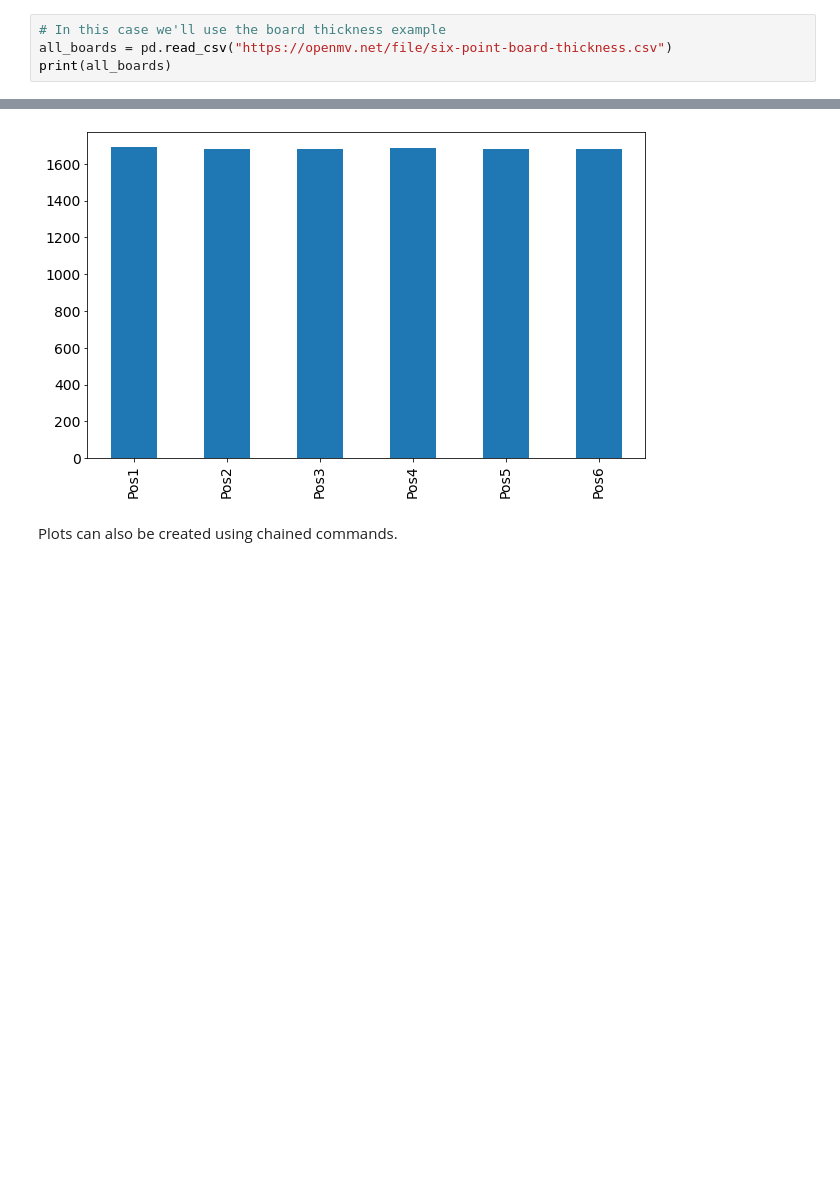
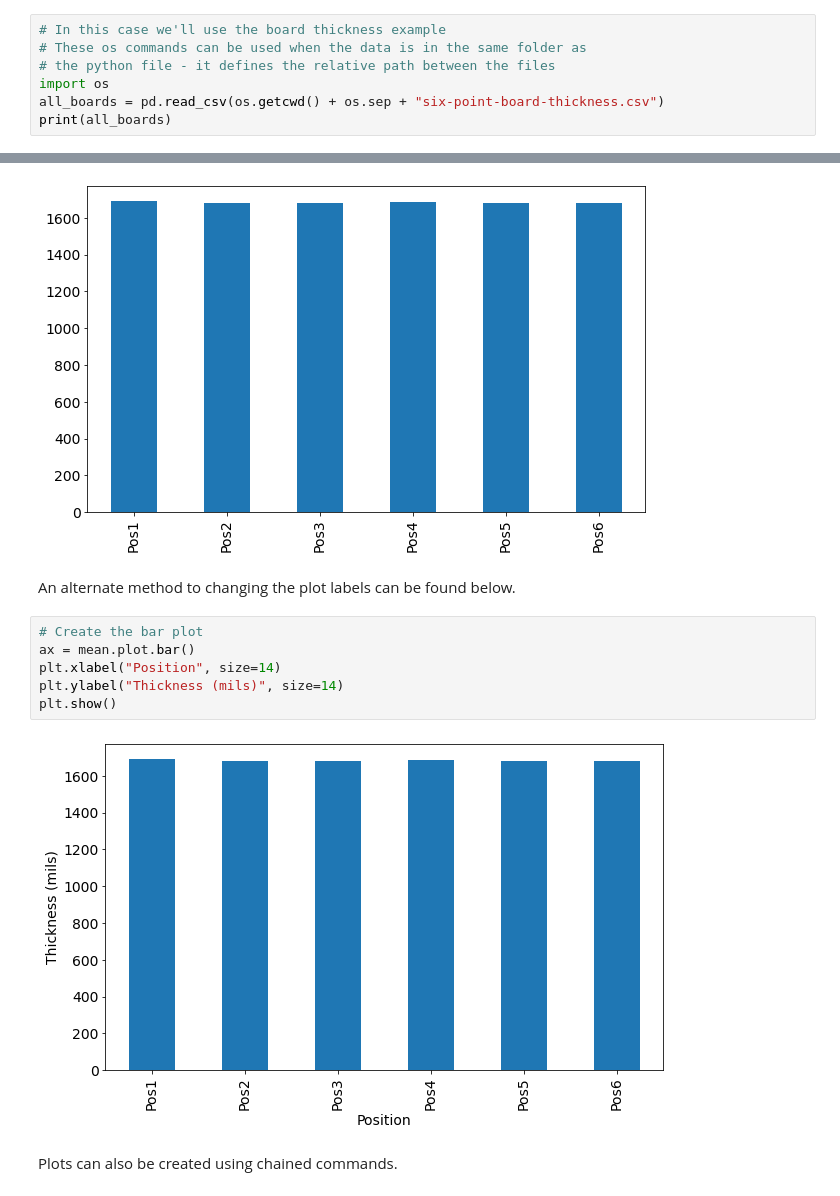
Before and after one commit to DalleAveLab/MATLS3J03-2021, a Jupyter notebook: ReadingDataandPlotting/ReadingDataAndPlotting.ipynb, the cells around one changed output, grey strips where cells are left out. Saved outputs shown, nothing was run; the diff lists cells and outputs as text; blank space fills up the shorter version.

Commit message:
Added week 5 tutorial and A2 solution sketch Added some additional info to the ReadingDataandPlotting

```diff
--- a/ReadingDataandPlotting/ReadingDataAndPlotting.ipynb
+++ b/ReadingDataandPlotting/ReadingDataAndPlotting.ipynb
@@ -14,7 +14,10 @@ Next the read_csv(path_to_file) can be used to automatically read and parse your
 In this example we'll use the boards thickness dataset we talked about in class.
 # %%
 # In this case we'll use the board thickness example
-all_boards = pd.read_csv("https://openmv.net/file/six-point-board-thickness.csv")
+# These os commands can be used when the data is in the same folder as
+# the python file - it defines the relative path between the files
+import os
+all_boards = pd.read_csv(os.getcwd() + os.sep + "six-point-board-thickness.csv")
 print(all_boards)
 # %% [output]
                 Date.Time  Pos1  Pos2  Pos3  Pos4  Pos5  Pos6
@@ -271,6 +274,16 @@ ax = mean.plot.bar()
 plt.show()
 # %% [output]
 [figure]
+# %% [markdown]
+An alternate method to changing the plot labels can be found below.
+# %%
+# Create the bar plot
+ax = mean.plot.bar()
+plt.xlabel("Position", size=14)
+plt.ylabel("Thickness (mils)", size=14)
+plt.show()
+# %% [output]
+[figure, added]
 # %% [markdown]
 Plots can also be created using chained commands.
 # %%
```
Also changed, not shown: parts of 1 cell of this notebook, 3 other files.
